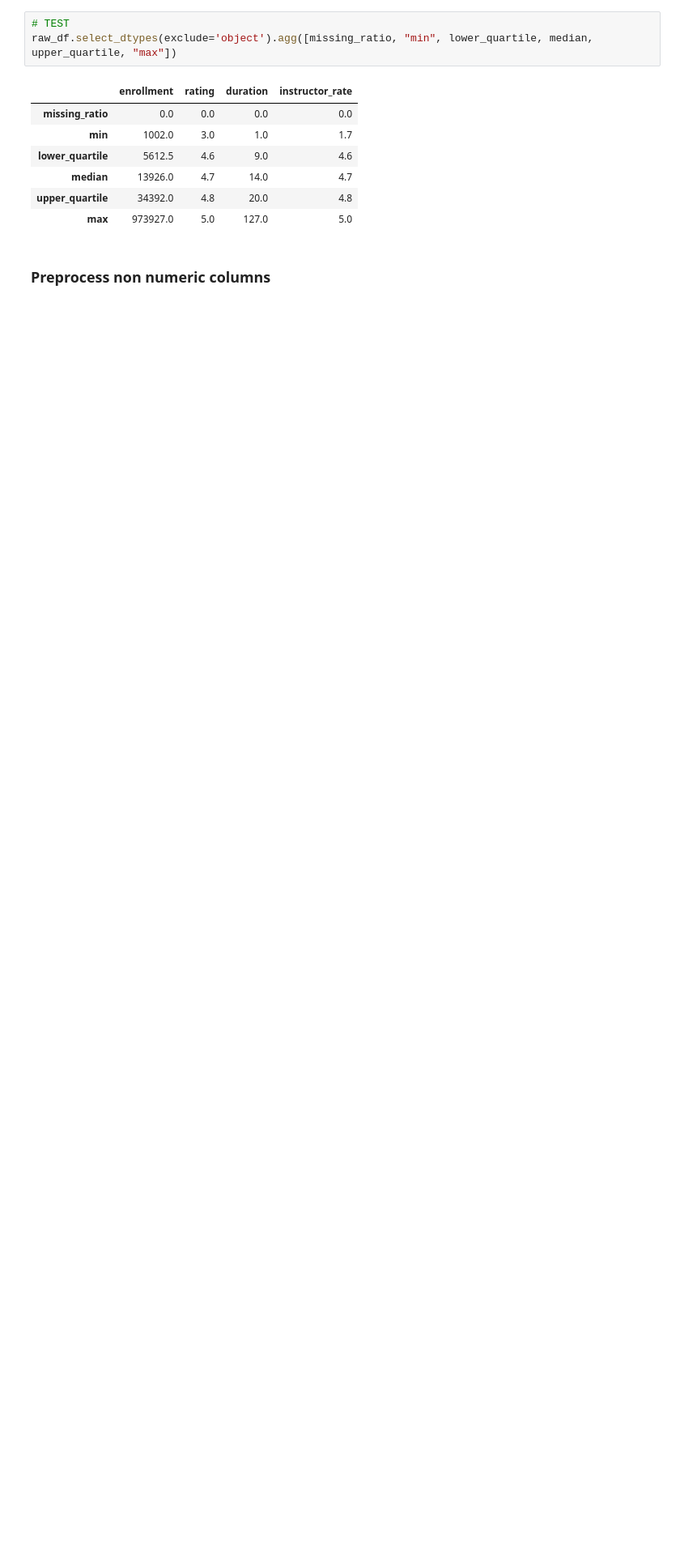
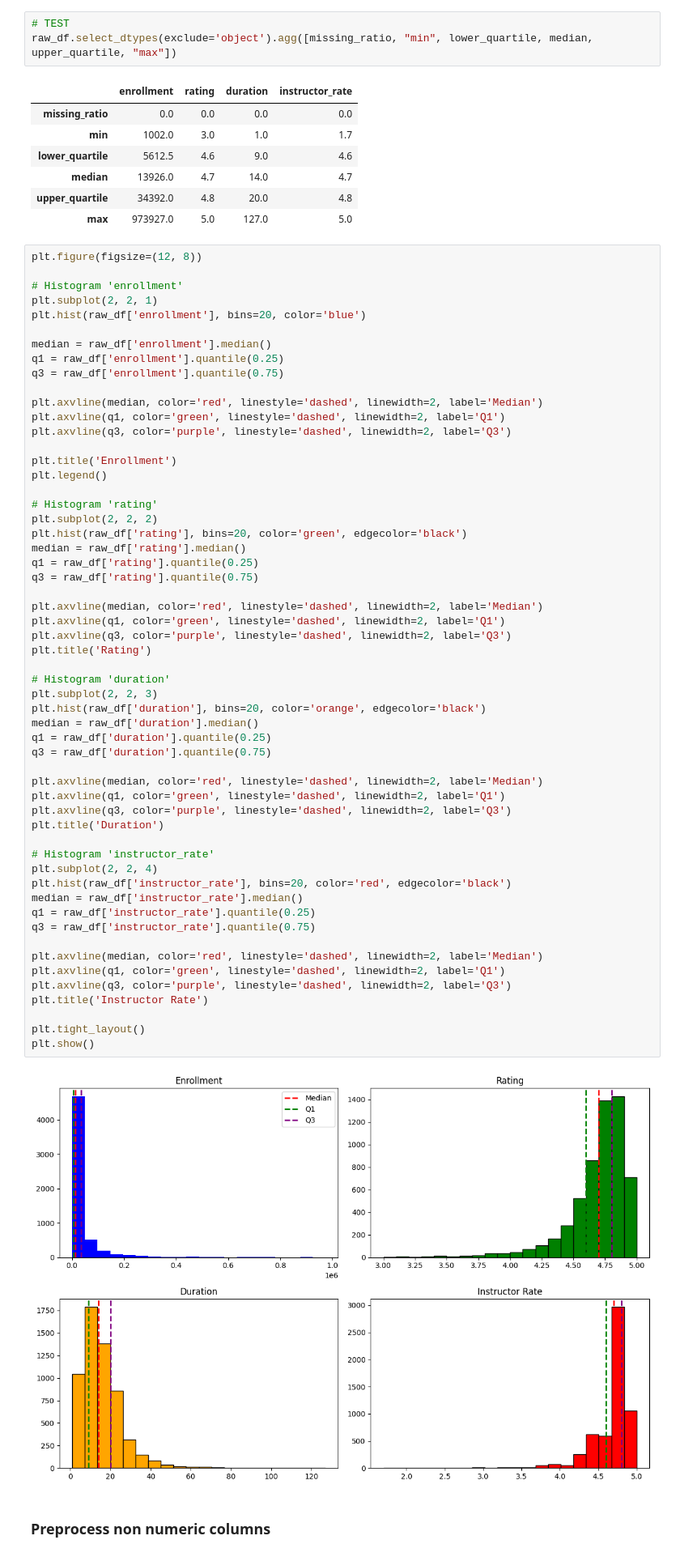
Before and after one commit to dagngyen/hcmus_23-24_coursesra-courses-analysis, a Jupyter notebook: Phase 1: Collecting, exploring and analyzing/1.2-preprocessing.ipynb, the cells around one changed output. Shown at 81% size. Drawn from its saved outputs; the diff is of its cells as text; blank space fills up the shorter version.

Commit message:
add hist plot

```diff
--- a/Phase 1: Collecting, exploring and analyzing/1.2-preprocessing.ipynb
+++ b/Phase 1: Collecting, exploring and analyzing/1.2-preprocessing.ipynb
@@ -265,6 +266,64 @@ raw_df.select_dtypes(exclude='object').agg([missing_ratio, "min", lower_quartile
 | median | 13926.0 | 4.7 | 14.0 | 4.7 |
 | upper_quartile | 34392.0 | 4.8 | 20.0 | 4.8 |
 | max | 973927.0 | 5.0 | 127.0 | 5.0 |
+# %%
+plt.figure(figsize=(12, 8))
+
+# Histogram 'enrollment'
+plt.subplot(2, 2, 1)
+plt.hist(raw_df['enrollment'], bins=20, color='blue')
+
+median = raw_df['enrollment'].median()
+q1 = raw_df['enrollment'].quantile(0.25)
+q3 = raw_df['enrollment'].quantile(0.75)
+
+plt.axvline(median, color='red', linestyle='dashed', linewidth=2, label='Median')
+plt.axvline(q1, color='green', linestyle='dashed', linewidth=2, label='Q1')
+plt.axvline(q3, color='purple', linestyle='dashed', linewidth=2, label='Q3')
+
+plt.title('Enrollment')
+plt.legend()
+
+# Histogram 'rating'
+plt.subplot(2, 2, 2)
+plt.hist(raw_df['rating'], bins=20, color='green', edgecolor='black')
+median = raw_df['rating'].median()
+q1 = raw_df['rating'].quantile(0.25)
+q3 = raw_df['rating'].quantile(0.75)
+
+plt.axvline(median, color='red', linestyle='dashed', linewidth=2, label='Median')
+plt.axvline(q1, color='green', linestyle='dashed', linewidth=2, label='Q1')
+plt.axvline(q3, color='purple', linestyle='dashed', linewidth=2, label='Q3')
+plt.title('Rating')
+
+# Histogram 'duration'
+plt.subplot(2, 2, 3)
+plt.hist(raw_df['duration'], bins=20, color='orange', edgecolor='black')
+median = raw_df['duration'].median()
+q1 = raw_df['duration'].quantile(0.25)
+q3 = raw_df['duration'].quantile(0.75)
+
+plt.axvline(median, color='red', linestyle='dashed', linewidth=2, label='Median')
+plt.axvline(q1, color='green', linestyle='dashed', linewidth=2, label='Q1')
+plt.axvline(q3, color='purple', linestyle='dashed', linewidth=2, label='Q3')
+plt.title('Duration')
+
+# Histogram 'instructor_rate'
+plt.subplot(2, 2, 4)
+plt.hist(raw_df['instructor_rate'], bins=20, color='red', edgecolor='black')
+median = raw_df['instructor_rate'].median()
+q1 = raw_df['instructor_rate'].quantile(0.25)
+q3 = raw_df['instructor_rate'].quantile(0.75)
+
+plt.axvline(median, color='red', linestyle='dashed', linewidth=2, label='Median')
+plt.axvline(q1, color='green', linestyle='dashed', linewidth=2, label='Q1')
+plt.axvline(q3, color='purple', linestyle='dashed', linewidth=2, label='Q3')
+plt.title('Instructor Rate')
+
+plt.tight_layout()
+plt.show()
+# %% [output]
+[figure, added]
 # %% [markdown]
 ### Preprocess non numeric columns
 # %% [markdown]
```
Also changed, not shown: parts of 4 cells of this notebook.
